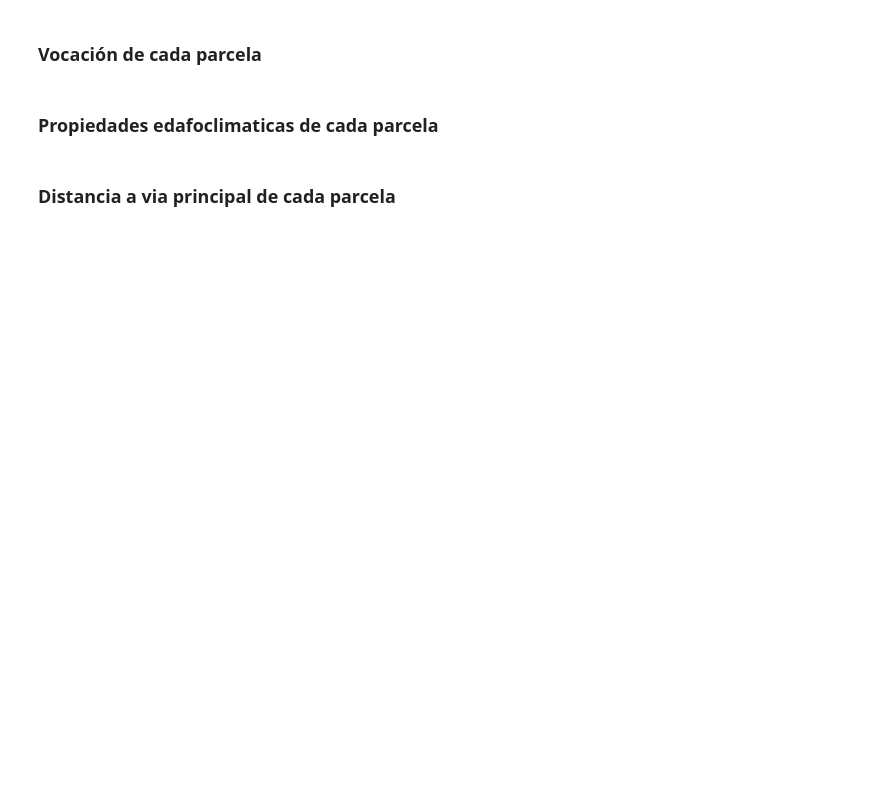
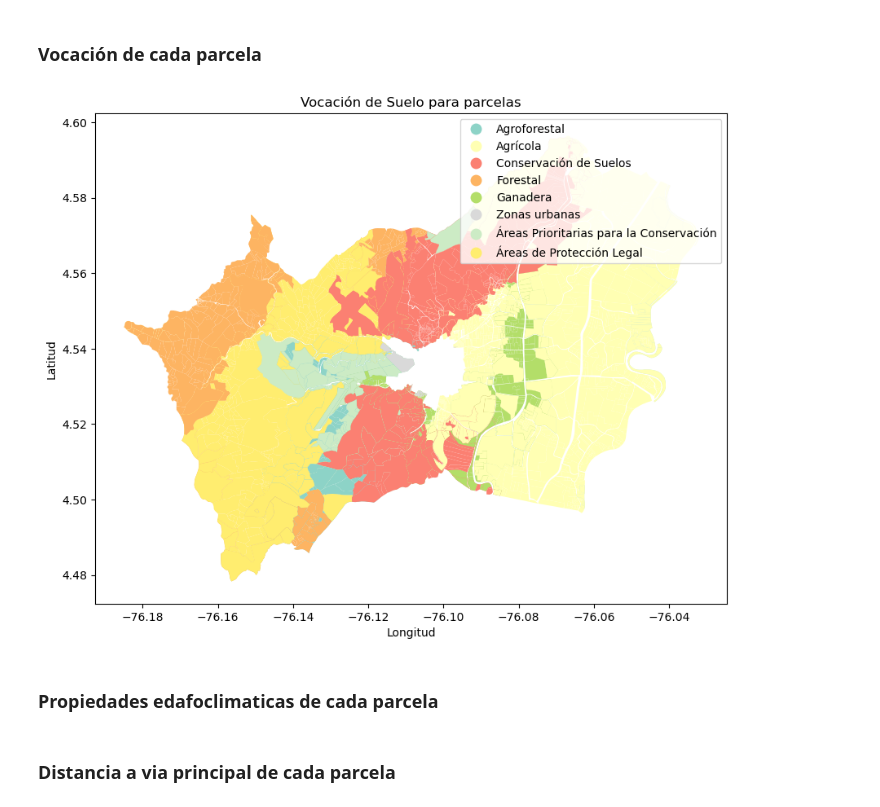
Before and after one commit to JorgeJolaUnal/Project_SIG, a Jupyter notebook: src/operations.ipynb, the cells around one changed output. Drawn from its saved outputs; the diff is of its cells as text; code cells hidden in the pictures; blank space fills up the shorter version.

```diff
--- a/src/operations.ipynb
+++ b/src/operations.ipynb
@@ -54,5 +84,28 @@ See: https://matplotlib.org/stable/tutorials/intermediate/legend_guide.html#impl
 # %% [markdown]
 ### Vocación de cada parcela
+# %%
+if parc.crs != voca.crs:
+    voca = voca.to_crs(parc.crs)
+
+voca_parc = gpd.sjoin(parc, voca, how="left", predicate="intersects")
+
+voca_parc.to_file("/Users/jorgeandresjolahernandez/Desktop/Programacion SIG/Proyecto/Project_SIG/results/voca_parc.geojson", driver="GeoJSON")
+
+fig, ax = plt.subplots(figsize=(10, 10))
+
+# Graficar las parcelas con colores basados en la variable 'Vocacion'
+voca_parc.plot(column='Vocacion', ax=ax, legend=True,
+                           cmap='Set3')
+
+# Agregar título y etiquetas si es necesario
+ax.set_title("Vocación de Suelo para parcelas")
+ax.set_xlabel("Longitud")
+ax.set_ylabel("Latitud")
+
+# Mostrar el gráfico
+plt.show()
+# %% [output]
+[figure, added]
 # %% [markdown]
 ### Propiedades edafoclimaticas de cada parcela
 # %% [markdown]
```
Also changed, not shown: parts of 3 cells of this notebook, 1 other file.
